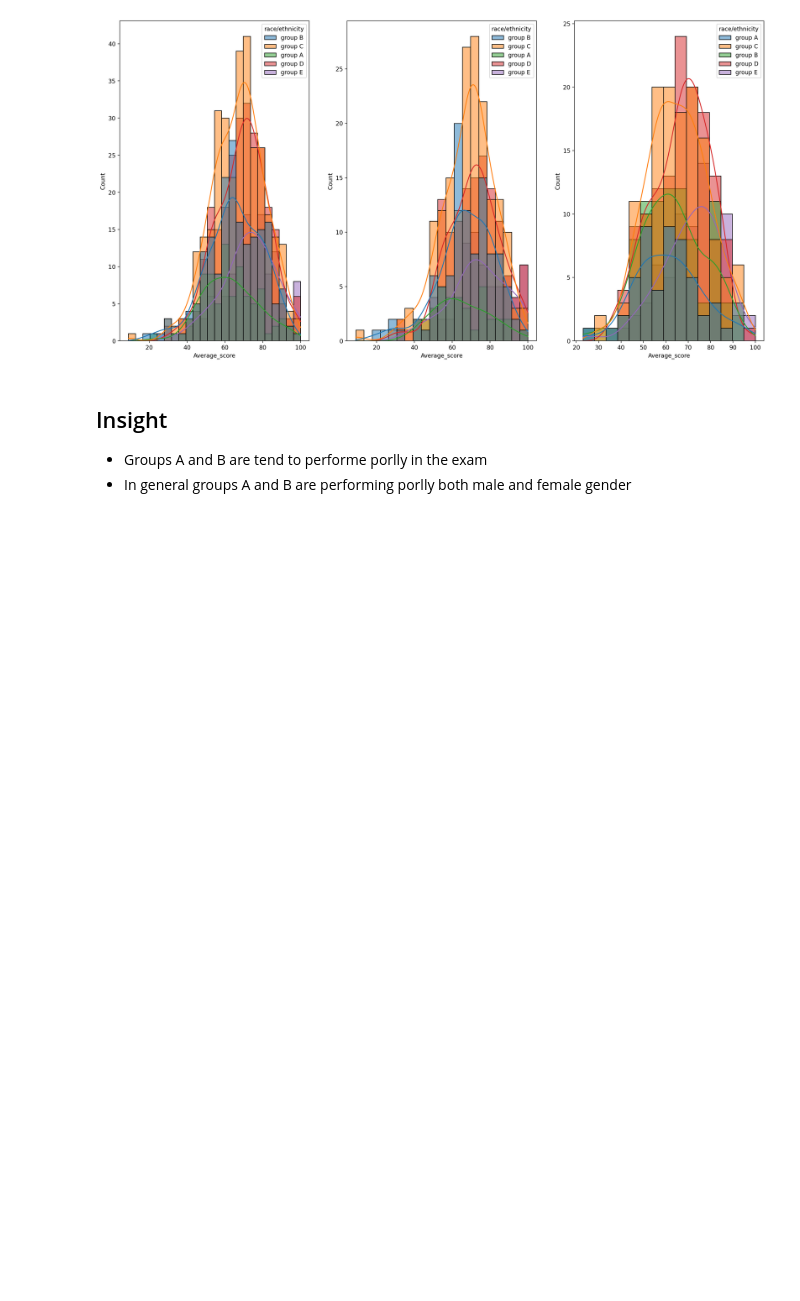
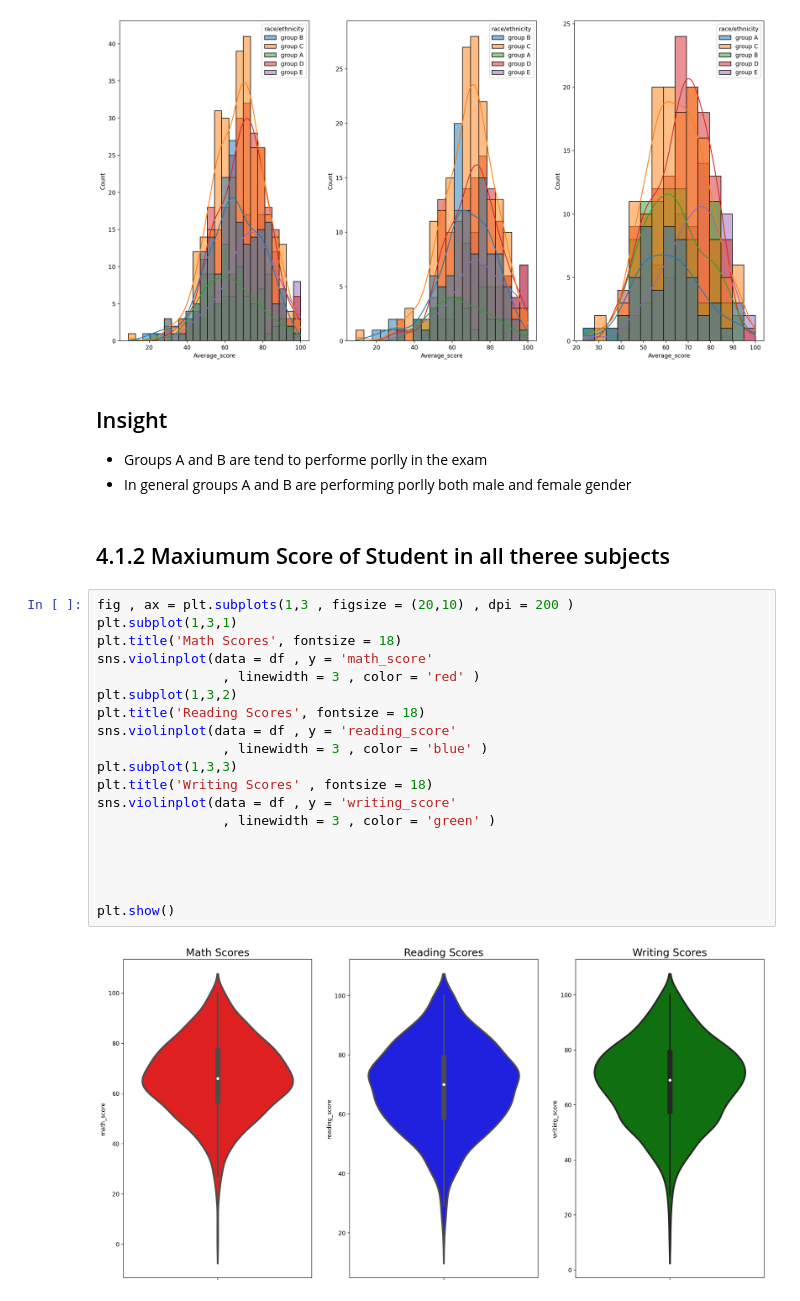
Before and after one commit to Sultanahmed-99/ML_project-s_END_TO_END, a Jupyter notebook: src/Notebook/Eda_student.ipynb, the cells around one changed output. Cells and saved outputs as stored; diff of their text form; blank space fills up the shorter version.

```diff
--- a/src/Notebook/Eda_student.ipynb
+++ b/src/Notebook/Eda_student.ipynb
@@ -459,3 +459,26 @@ plt.show()
 ## Insight
 - Groups A and B are tend to performe porlly in the exam
 - In general groups A and B are performing porlly both male and female gender
+# %% [markdown]
+## 4.1.2  Maxiumum Score of Student in all theree subjects
+# %%
+fig , ax = plt.subplots(1,3 , figsize = (20,10) , dpi = 200 )
+plt.subplot(1,3,1)
+plt.title('Math Scores', fontsize = 18)
+sns.violinplot(data = df , y = 'math_score'
+                , linewidth = 3 , color = 'red' )
+plt.subplot(1,3,2)
+plt.title('Reading Scores', fontsize = 18)
+sns.violinplot(data = df , y = 'reading_score'
+                , linewidth = 3 , color = 'blue' )
+plt.subplot(1,3,3)
+plt.title('Writing Scores' , fontsize = 18)
+sns.violinplot(data = df , y = 'writing_score'
+                , linewidth = 3 , color = 'green' )
+
+
+
+
+plt.show()
+# %% [output]
+[figure, added]
```
Also changed, not shown: parts of 10 cells of this notebook, 5 other files.
